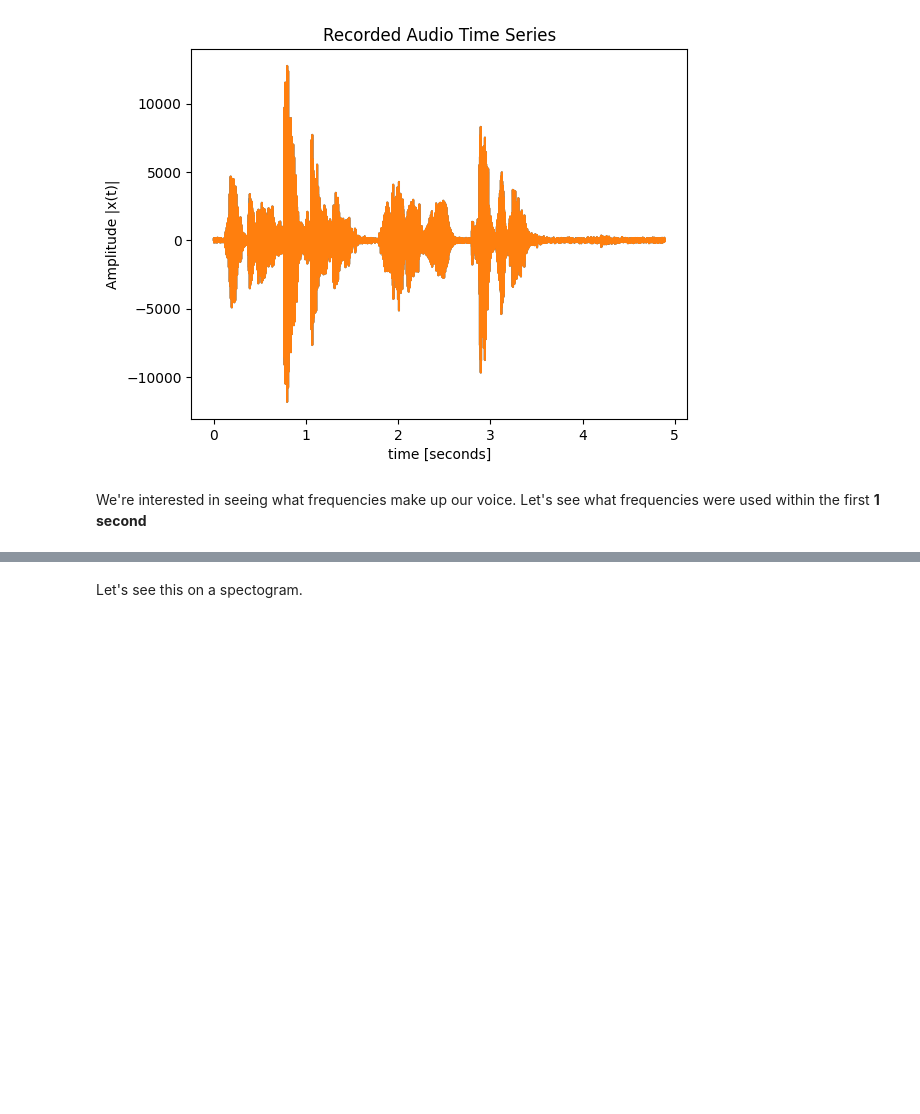
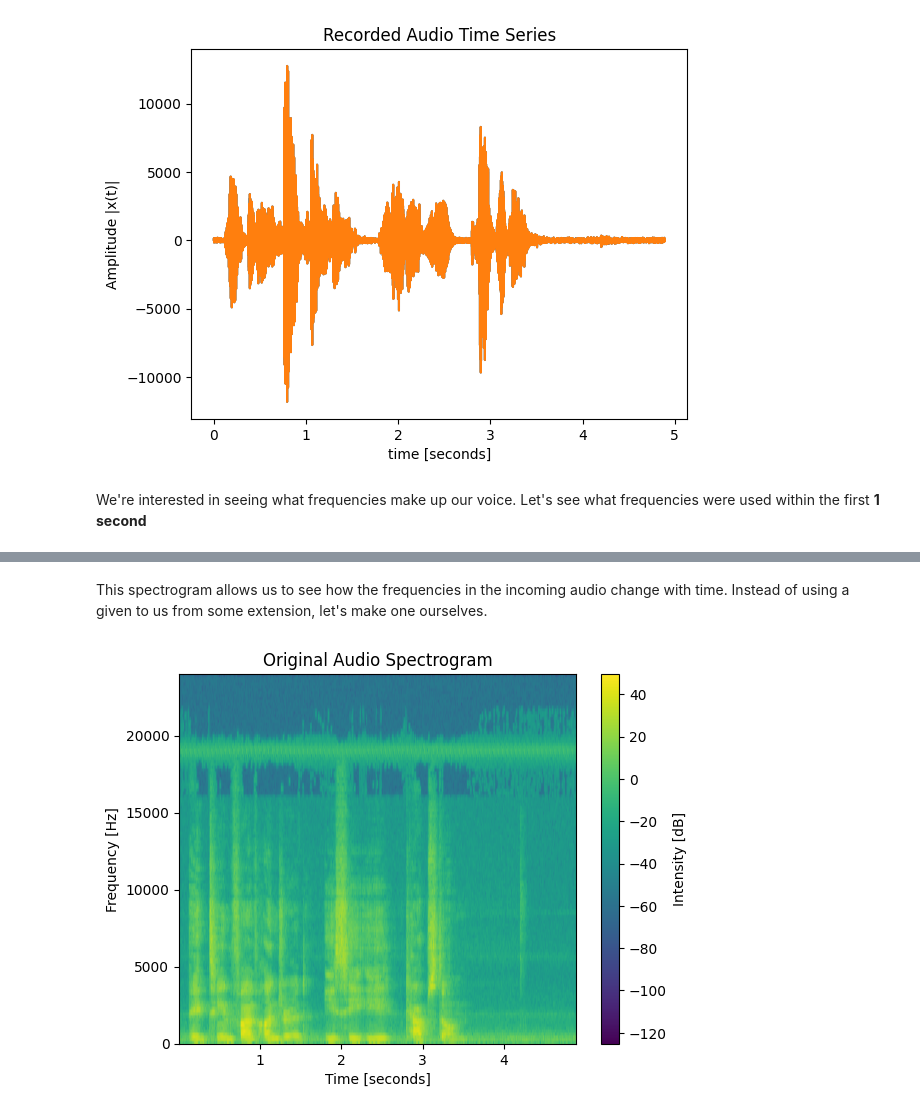
Before and after one commit to ECE-Capstone-2022/signal-processing, a Jupyter notebook: main.ipynb, the cells around one changed output, grey strips where cells are left out. Drawn from its saved outputs; the diff is of its cells as text; code cells hidden in the pictures; blank space fills up the shorter version.

```diff
--- a/main.ipynb
+++ b/main.ipynb
@@ -94,2 +100,16 @@ display.Image('assets/single_sample_spectral_analysis.png')
-# %% [markdown]
-Let's see this on a spectogram.
+# %% [markdown]
+This spectrogram allows us to see how the frequencies in the incoming audio change with time. Instead of using a
+given to us from some extension, let's make one ourselves.
+# %%
+def make_spectrogram(audio):
+  plt.specgram(audio, Fs=sample_rate)
+  plt.title("Original Audio Spectrogram")
+  plt.ylabel("Frequency [Hz]")
+  plt.xlabel("Time [seconds]")
+  cb = plt.colorbar()
+  cb.set_label("Intensity [dB]")
+  return plt.show()
+
+make_spectrogram(audio_time_series[:,0])
+# %% [output]
+[figure, added]
```
Also changed, not shown: parts of 11 cells of this notebook, 1 other file.
